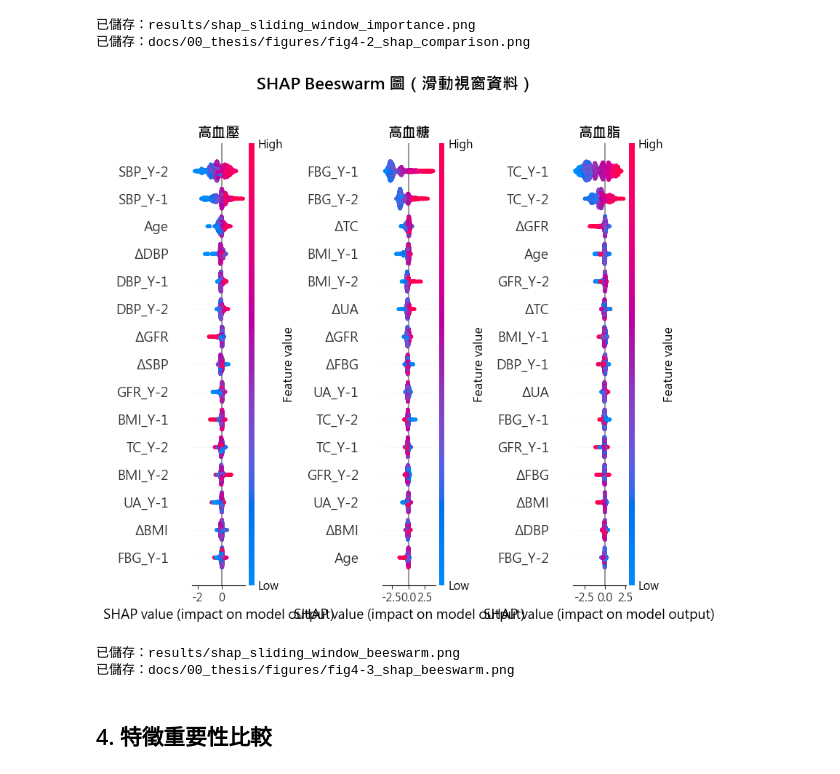
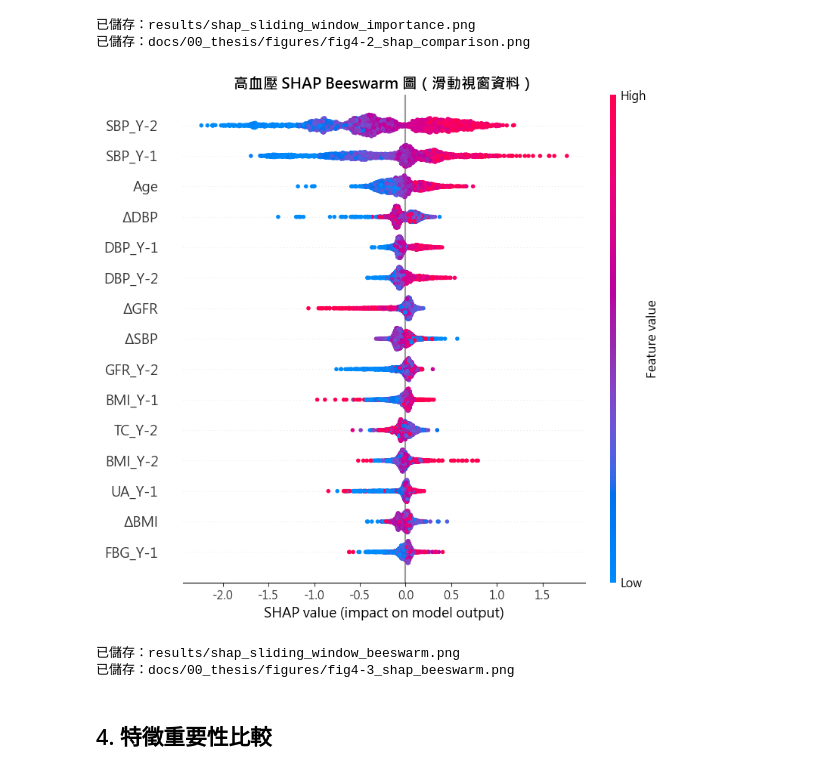
Before and after one commit to joechiboo/RiskPrediction-3H, a Jupyter notebook: notebooks/experiments/19_SHAP_SlidingWindow.ipynb, the cells around one changed output. Cells and saved outputs as stored; diff of their text form; code cells hidden in the pictures.

Commit message:
docs: 圖 4-3 beeswarm 改為僅呈現高血壓
Co-Authored-By: Claude Opus 4.6 <noreply@anthropic.com>

```diff
--- a/notebooks/experiments/19_SHAP_SlidingWindow.ipynb
+++ b/notebooks/experiments/19_SHAP_SlidingWindow.ipynb
@@ -214,23 +214,18 @@ print("已儲存：docs/00_thesis/figures/fig4-2_shap_comparison.png")
 已儲存：results/shap_sliding_window_importance.png
 已儲存：docs/00_thesis/figures/fig4-2_shap_comparison.png
 # %%
-# Beeswarm 圖
-fig, axes = plt.subplots(1, 3, figsize=(18, 8))
-
-for idx, (disease, shap_values) in enumerate(shap_values_dict.items()):
-    plt.sca(axes[idx])
-    shap.summary_plot(shap_values, X_test_df, show=False, max_display=15)
-    axes[idx].set_title(f'{disease}', fontsize=14, fontweight='bold')
-
-plt.suptitle('SHAP Beeswarm 圖（滑動視窗資料）', fontsize=16, fontweight='bold', y=1.02)
+# Beeswarm 圖（高血壓）
+plt.figure(figsize=(10, 8))
+shap.summary_plot(shap_values_dict['高血壓'], X_test_df, show=False, max_display=15)
+plt.title('高血壓 SHAP Beeswarm 圖（滑動視窗資料）', fontsize=14, fontweight='bold')
 plt.tight_layout()
 plt.savefig('../../results/shap_sliding_window_beeswarm.png', dpi=150, bbox_inches='tight')
 plt.savefig('../../docs/00_thesis/figures/fig4-3_shap_beeswarm.png', dpi=150, bbox_inches='tight')
 plt.show()
 print("已儲存：results/shap_sliding_window_beeswarm.png")
 print("已儲存：docs/00_thesis/figures/fig4-3_shap_beeswarm.png")
 # %% [output]
-[figure, old version]
+[figure, new version]
 已儲存：results/shap_sliding_window_beeswarm.png
 已儲存：docs/00_thesis/figures/fig4-3_shap_beeswarm.png
 # %% [markdown]
```
Also changed, not shown: 2 other files.
